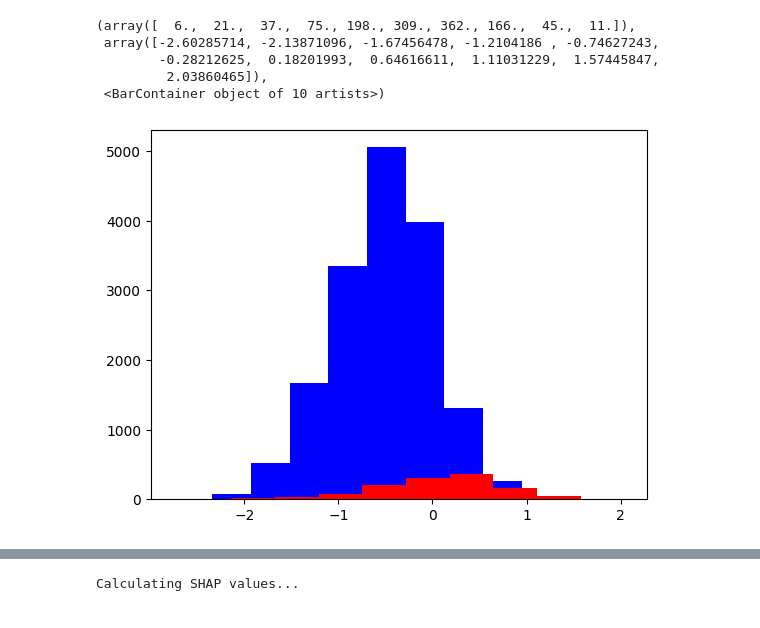
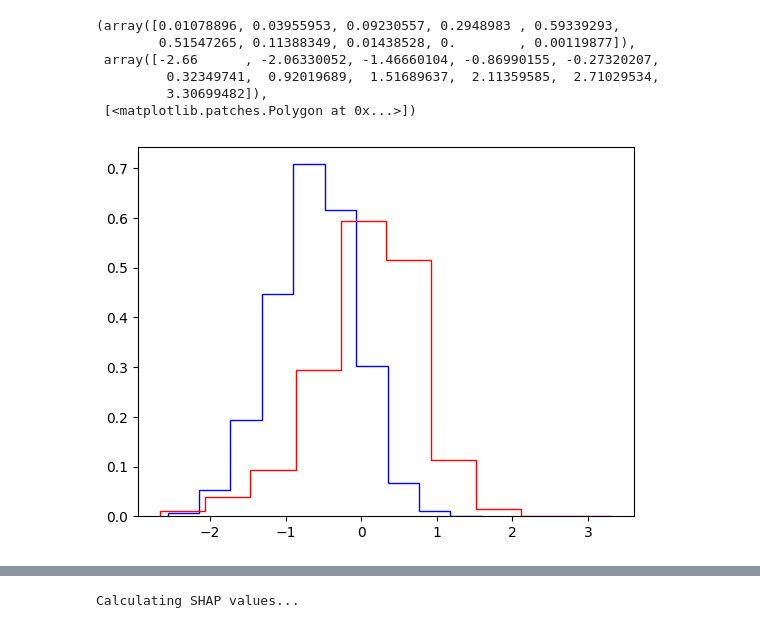
Before and after one commit to TD1138/letterboxd-app, a Jupyter notebook: lib/notebooks/AlgoDev.ipynb, the cells around one changed output, grey strips where cells are left out. Drawn from its saved outputs; the diff is of its cells as text; code cells hidden in the pictures.

```diff
--- a/lib/notebooks/AlgoDev.ipynb
+++ b/lib/notebooks/AlgoDev.ipynb
@@ -447,6 +447,7 @@ analyse_col('horror')
 non_features = ['FILM_ID',
                 'FILM_TITLE',
                 'FILM_RUNTIME',
+                'FILM_RATING',
                 'FILM_RATING_SCALED',
                 'I_VS_LB',
                 ]
@@ -487,5 +488,5 @@ pred_df[target+'_PRED'] = model.predict(X_pred)
 print('Predictions complete!')
 pred_df['FILM_RATING_PRED'] = pred_df['FILM_RATING'] + pred_df[target+'_PRED']
 pred_df = scale_col(pred_df, 'FILM_RATING_PRED', a=0, b=5)
-pred_df = scale_col(pred_df, target+'_PRED', a=0, b=1)
+# pred_df = scale_col(pred_df, target+'_PRED', a=0, b=1)
 # %% [output]
@@ -542,13 +536,14 @@ pred_df.sort_values(target+'_PRED', ascending=False).head(50)
 # %%
-plt.hist(pred_df['I_VS_LB_PRED'], color='blue')
-plt.hist(y_train, color='red')
+plt.hist(pred_df['I_VS_LB_PRED'], color='blue', density=True, histtype='step')
+plt.hist(y_train, color='red', density=True, histtype='step')
 # %% [output]
-(array([  6.,  21.,  37.,  75., 198., 309., 362., 166.,  45.,  11.]),
- array([-2.60285714, -2.13871096, -1.67456478, -1.2104186 , -0.74627243,
-        -0.28212625,  0.18201993,  0.64616611,  1.11031229,  1.57445847,
-         2.03860465]),
- <BarContainer object of 10 artists>)
+(array([0.01078896, 0.03955953, 0.09230557, 0.2948983 , 0.59339293,
+        0.51547265, 0.11388349, 0.01438528, 0.        , 0.00119877]),
+ array([-2.66      , -2.06330052, -1.46660104, -0.86990155, -0.27320207,
+         0.32349741,  0.92019689,  1.51689637,  2.11359585,  2.71029534,
+         3.30699482]),
+ [<matplotlib.patches.Polygon at 0x...>])
-[figure, old version]
+[figure, new version]
 # %%
 pred_df.sort_values('I_VS_LB_PRED', ascending=False).head(50)
 # %% [output]
```
Also changed, not shown: parts of 16 cells of this notebook, 1 other file.
